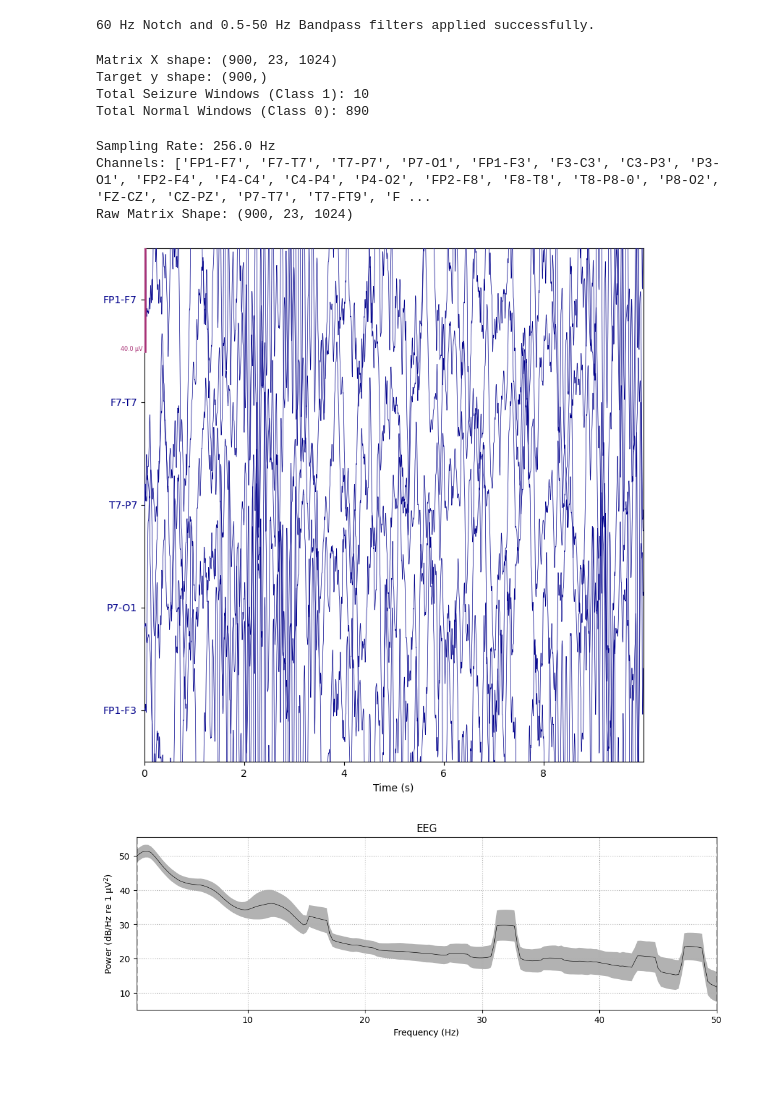
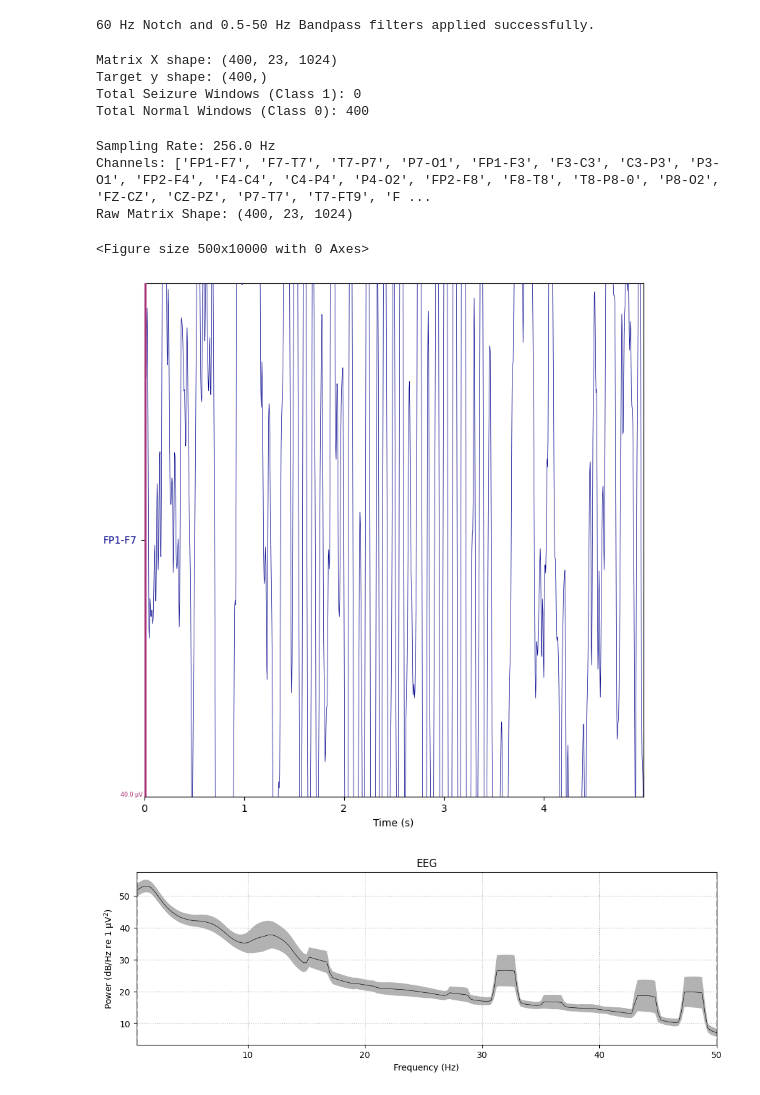
Before and after one commit to IncharaPraveen/SeizureDetection, a Jupyter notebook: seizure_detection.ipynb, the cells around one changed output. Drawn from its saved outputs; the diff is of its cells as text; code cells hidden in the pictures.

```diff
--- a/seizure_detection.ipynb
+++ b/seizure_detection.ipynb
@@ -7,3 +28,33 @@ import pandas as pd
 import matplotlib.pyplot as plt
 
 mne.set_log_level('WARNING')
+# %%
+import os
+import mne
+
+# 1. Determine the environment
+try:
+    # This will succeed if running in Google Colab
+    from google.colab import drive
+    drive.mount('/content/drive')
+
+    # YOUR personal drive path for when you are developing
+    file_path = "/content/drive/My Drive/projects/chb01_03.edf"
+    print("Colab environment detected. Using Google Drive path.")
+
+except ModuleNotFoundError:
+    # This will trigger if a GitHub user runs the notebook locally on their laptop
+    file_path = "chb01_03.edf"
+    print("Local environment detected. Using local relative path.")
+
+# 2. Check if the file actually exists before trying to load it
+if not os.path.exists(file_path):
+    raise FileNotFoundError(
+        f"Could not find {file_path}. "
+        "If you downloaded this from GitHub, please download 'chb01_03.edf' "
+        "from PhysioNet and place it in the same folder as this notebook."
+    )
+
+# 3. Load the data
+raw = mne.io.read_raw_edf(file_path, preload=True)
+print("Data loaded successfully.")
@@ -51,7 +101,8 @@ seizure_end = 3036
 # MNE stores the starting sample number for each window in epochs.events
 sample_rate = raw.info['sfreq']
 labels = []
-#each epochs.events is a single epoch's start time and end time ( slices of epoch tracked)
+#each event in epochs.events is a single epoch's start time and end time ( slices of epoch tracked)
+#epoch has event ( time of each epoch) and info, which has each channel's name and the frequency
 for event in epochs.events:
     # Convert the sample number back to seconds
     onset_sec = event[0] / sample_rate
@@ -70,10 +121,10 @@ print(f"Target y shape: {y.shape}")
 print(f"Total Seizure Windows (Class 1): {np.sum(y)}")
 print(f"Total Normal Windows (Class 0): {len(y) - np.sum(y)}")
 # %% [output]
-Matrix X shape: (900, 23, 1024)
-Target y shape: (900,)
-Total Seizure Windows (Class 1): 10
-Total Normal Windows (Class 0): 890
+Matrix X shape: (400, 23, 1024)
+Target y shape: (400,)
+Total Seizure Windows (Class 1): 0
+Total Normal Windows (Class 0): 400
 # %%
 # Check the sampling rate (Hz)
 sample_rate = raw.info['sfreq']
@@ -87,19 +138,20 @@ print(f"Raw Matrix Shape: {X_raw.shape}") # e.g., (900, 23, 1024)
 # %% [output]
 Sampling Rate: 256.0 Hz
 Channels: ['FP1-F7', 'F7-T7', 'T7-P7', 'P7-O1', 'FP1-F3', 'F3-C3', 'C3-P3', 'P3-O1', 'FP2-F4', 'F4-C4', 'C4-P4', 'P4-O2', 'FP2-F8', 'F8-T8', 'T8-P8-0', 'P8-O2', 'FZ-CZ', 'CZ-PZ', 'P7-T7', 'T7-FT9', 'F ...
-Raw Matrix Shape: (900, 23, 1024)
+Raw Matrix Shape: (400, 23, 1024)
 # %%
 # Ensure plots render directly in the notebook
 %matplotlib inline
-
+plt.figure(figsize=(5, 100))
 # Plot 10 seconds of the filtered continuous brainwaves for the first 5 electrodes
-fig_time = raw.plot(duration=10.0, n_channels=5, color='darkblue',
-                    title="Filtered EEG (0.5 - 50 Hz)", show_scrollbars=False)
+fig_time = raw.plot(duration=5.0, n_channels=1, color='darkblue',
+                    title="Filtered EEG (0.5 - 50 Hz)", show_scrollbars=False,)
 
 # Optional: Save the high-res image to your folder for the video
 fig_time.savefig("eeg_time_domain.png", dpi=300)
 # %% [output]
+<Figure size 500x10000 with 0 Axes>
-[figure, old version]
+[figure, new version]
 # %%
 # Compute and plot the Power Spectral Density (PSD) up to 50 Hz
 # This shows the actual frequency breakdown of your epochs
@@ -108,4 +160,4 @@ psd_fig = epochs.compute_psd(fmin=0.5, fmax=50.0).plot(average=True, spatial_col
 # The resulting graph shows Frequency (Hz) on the X-axis and Power on the Y-axis.
 psd_fig.savefig("eeg_frequency_spectrum.png", dpi=300)
 # %% [output]
-[figure, old version]
+[figure, new version]
```
Also changed, not shown: parts of 5 cells of this notebook.
